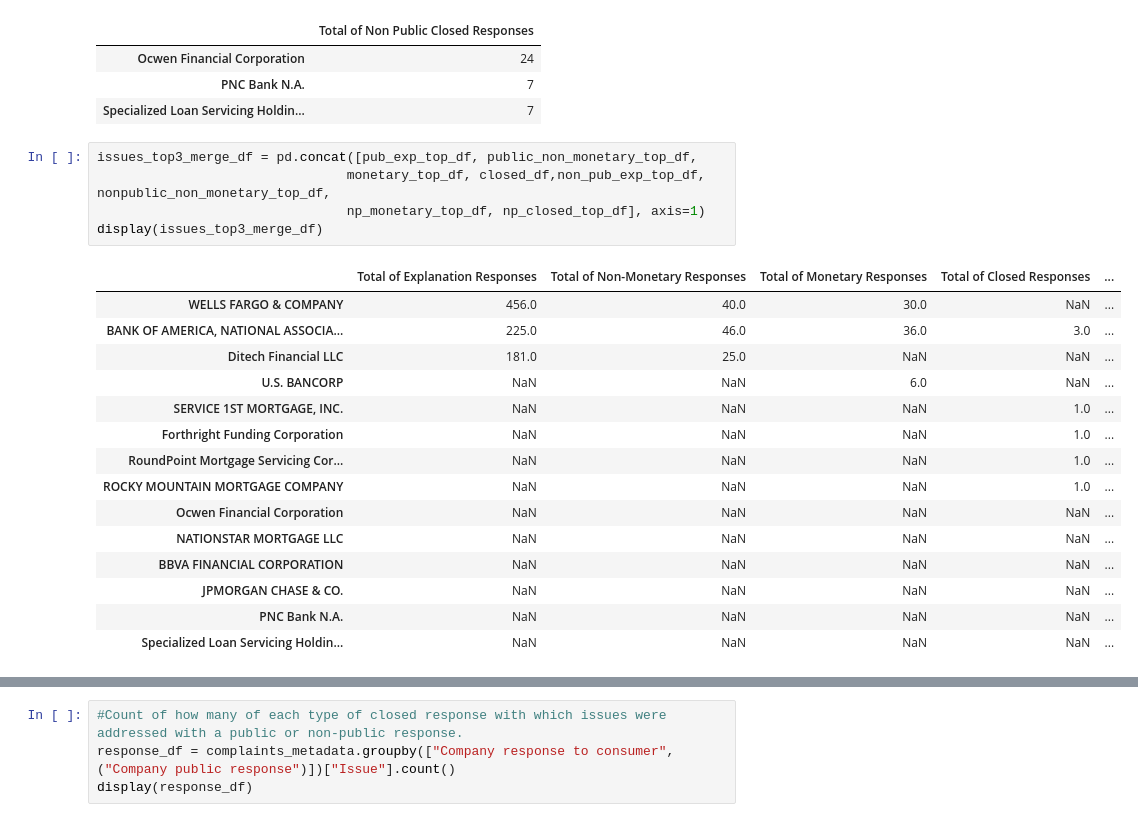
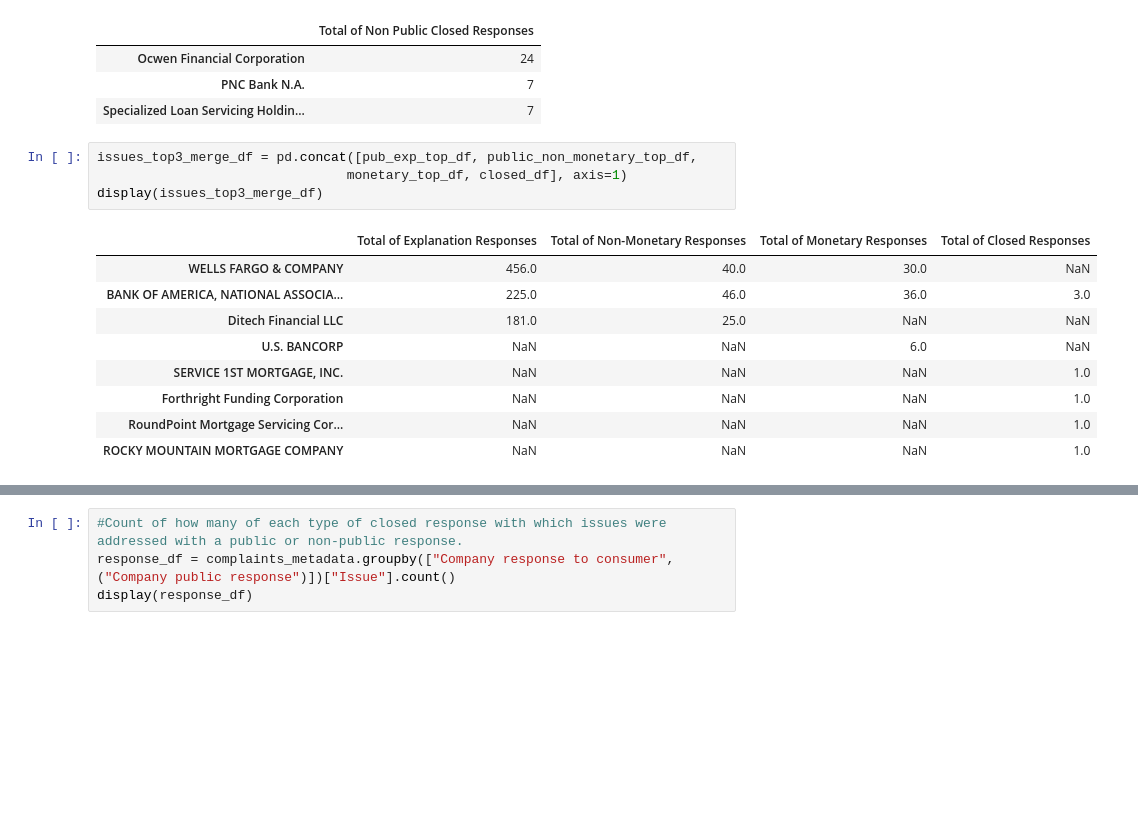
Before and after one commit to carlosvalenciano/Customer-Complaints, a Jupyter notebook: customer-complaints_jodee.ipynb, the cells around one changed output, grey strips where cells are left out. Cells and saved outputs as stored; diff of their text form; blank space fills up the shorter version.

```diff
--- a/customer-complaints_jodee.ipynb
+++ b/customer-complaints_jodee.ipynb
@@ -518,22 +905,15 @@ np_closed_top_df
 | Specialized Loan Servicing Holdin... | 7 |
 # %%
 issues_top3_merge_df = pd.concat([pub_exp_top_df, public_non_monetary_top_df,
-                                monetary_top_df, closed_df,non_pub_exp_top_df, nonpublic_non_monetary_top_df,
-                                np_monetary_top_df, np_closed_top_df], axis=1)
+                                monetary_top_df, closed_df], axis=1)
 display(issues_top3_merge_df)
 # %% [output]
-|  | Total of Explanation Responses | Total of Non-Monetary Responses | Total of Monetary Responses | Total of Closed Responses | ... |
-| WELLS FARGO & COMPANY | 456.0 | 40.0 | 30.0 | NaN | ... |
-| BANK OF AMERICA, NATIONAL ASSOCIA... | 225.0 | 46.0 | 36.0 | 3.0 | ... |
-| Ditech Financial LLC | 181.0 | 25.0 | NaN | NaN | ... |
-| U.S. BANCORP | NaN | NaN | 6.0 | NaN | ... |
-| SERVICE 1ST MORTGAGE, INC. | NaN | NaN | NaN | 1.0 | ... |
-| Forthright Funding Corporation | NaN | NaN | NaN | 1.0 | ... |
-| RoundPoint Mortgage Servicing Cor... | NaN | NaN | NaN | 1.0 | ... |
-| ROCKY MOUNTAIN MORTGAGE COMPANY | NaN | NaN | NaN | 1.0 | ... |
-| Ocwen Financial Corporation | NaN | NaN | NaN | NaN | ... |
-| NATIONSTAR MORTGAGE LLC | NaN | NaN | NaN | NaN | ... |
-| BBVA FINANCIAL CORPORATION | NaN | NaN | NaN | NaN | ... |
-| JPMORGAN CHASE & CO. | NaN | NaN | NaN | NaN | ... |
-| PNC Bank N.A. | NaN | NaN | NaN | NaN | ... |
-| Specialized Loan Servicing Holdin... | NaN | NaN | NaN | NaN | ... |
+|  | Total of Explanation Responses | Total of Non-Monetary Responses | Total of Monetary Responses | Total of Closed Responses |
+| WELLS FARGO & COMPANY | 456.0 | 40.0 | 30.0 | NaN |
+| BANK OF AMERICA, NATIONAL ASSOCIA... | 225.0 | 46.0 | 36.0 | 3.0 |
+| Ditech Financial LLC | 181.0 | 25.0 | NaN | NaN |
+| U.S. BANCORP | NaN | NaN | 6.0 | NaN |
+| SERVICE 1ST MORTGAGE, INC. | NaN | NaN | NaN | 1.0 |
+| Forthright Funding Corporation | NaN | NaN | NaN | 1.0 |
+| RoundPoint Mortgage Servicing Cor... | NaN | NaN | NaN | 1.0 |
+| ROCKY MOUNTAIN MORTGAGE COMPANY | NaN | NaN | NaN | 1.0 |
```
Also changed, not shown: parts of 36 cells of this notebook, 3 other files.
